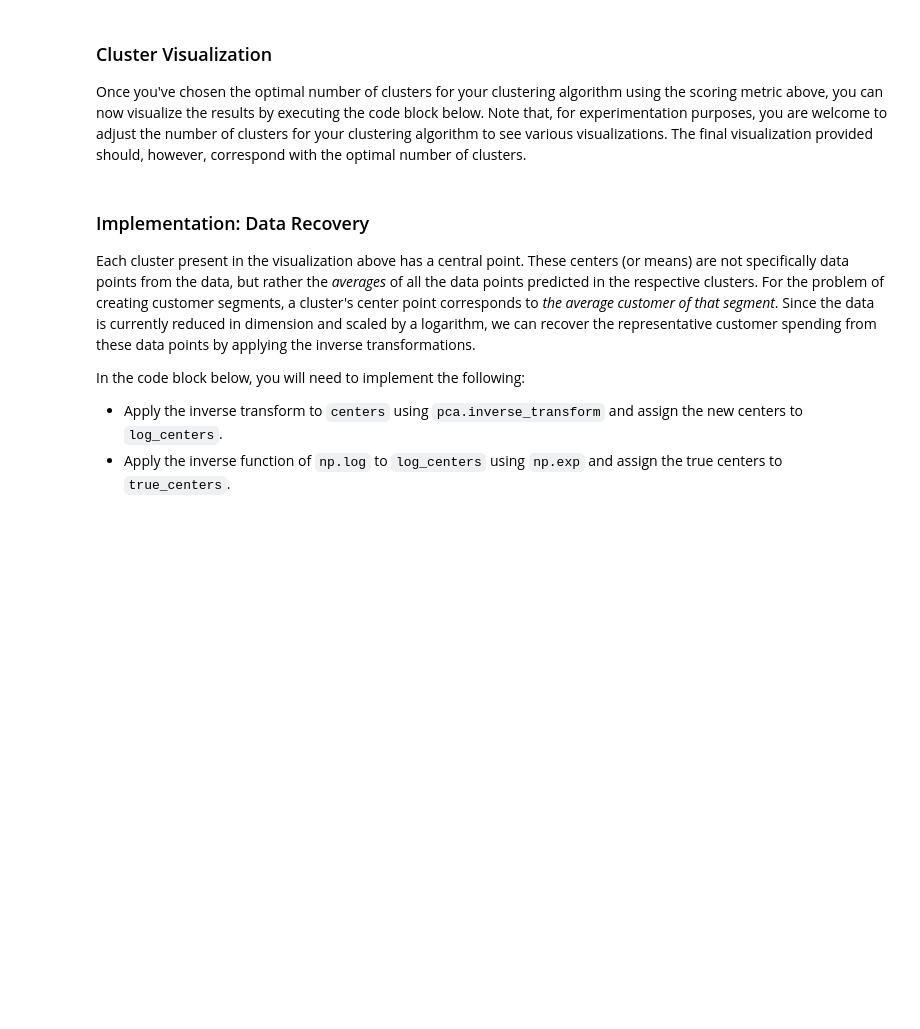
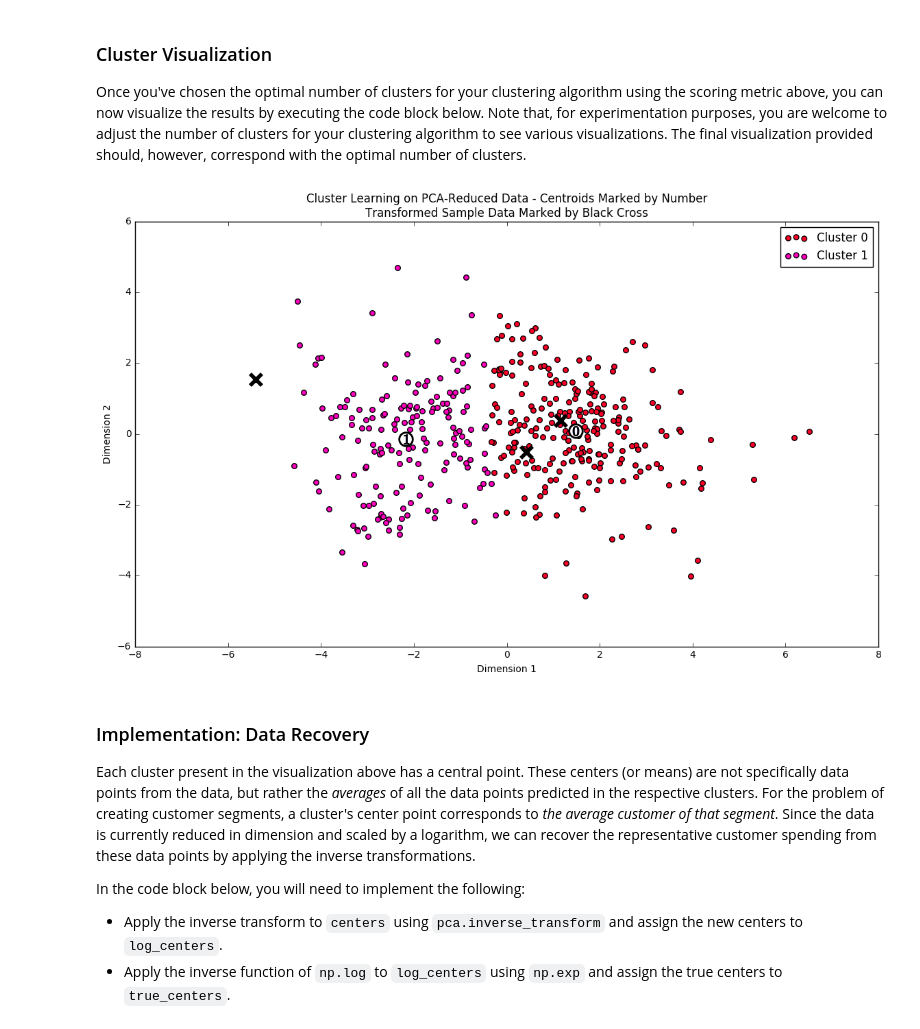
Before and after one commit to iyersume/ml-projects, a Jupyter notebook: customer_segments/customer_segments.ipynb, the cells around one changed output. Cells and saved outputs as stored; diff of their text form; code cells hidden in the pictures; blank space fills up the shorter version.

Commit message:
Customer segments: completed clustering

```diff
--- a/customer_segments/customer_segments.ipynb
+++ b/customer_segments/customer_segments.ipynb
@@ -390,17 +403,17 @@ In the code block below, you will need to implement the following:
  - Import sklearn.metrics.silhouette_score and calculate the silhouette score of `reduced_data` against `preds`.
    - Assign the silhouette score to `score` and print the result.
 # %%
+from sklearn.cluster import KMeans
+from sklearn.metrics import silhouette_score
+
+for n_clusters in range(2, 12):
 # TODO: Apply your clustering algorithm of choice to the reduced data
-clusterer = None
+    clusterer = KMeans(n_clusters=n_clusters, random_state=42)
+    clusterer.fit(reduced_data)
 
-# TODO: Predict the cluster for each data point
-preds = None
+    # TODO: Predict the cluster for each data point
+    preds = clusterer.predict(reduced_data)
 
-# TODO: Find the cluster centers
-centers = None
-
-# TODO: Predict the cluster for each transformed sample data point
-sample_preds = None
-
-# TODO: Calculate the mean silhouette coefficient for the number of clusters chosen
-score = None
+    # TODO: Calculate the mean silhouette coefficient for the number of clusters chosen
+    score = silhouette_score(reduced_data, preds, random_state=42)
+    print("{0} Clusters, score = {1}".format(n_clusters, score))
@@ -414,7 +453,16 @@ score = None
 Once you've chosen the optimal number of clusters for your clustering algorithm using the scoring metric above, you can now visualize the results by executing the code block below. Note that, for experimentation purposes, you are welcome to adjust the number of clusters for your clustering algorithm to see various visualizations. The final visualization provided should, however, correspond with the optimal number of clusters.
 # %%
 # Display the results of the clustering from implementation
+clusterer = KMeans(n_clusters=2)
+clusterer.fit(reduced_data)
+
+preds = clusterer.predict(reduced_data)
+centers = clusterer.cluster_centers_
+sample_preds = clusterer.predict(pca_samples)
+
 rs.cluster_results(reduced_data, preds, centers, pca_samples)
+# %% [output]
+[figure, added]
 # %% [markdown]
 ### Implementation: Data Recovery
 Each cluster present in the visualization above has a central point. These centers (or means) are not specifically data points from the data, but rather the *averages* of all the data points predicted in the respective clusters. For the problem of creating customer segments, a cluster's center point corresponds to *the average customer of that segment*. Since the data is currently reduced in dimension and scaled by a logarithm, we can recover the representative customer spending from these data points by applying the inverse transformations.
```
Also changed, not shown: parts of 18 cells of this notebook.
